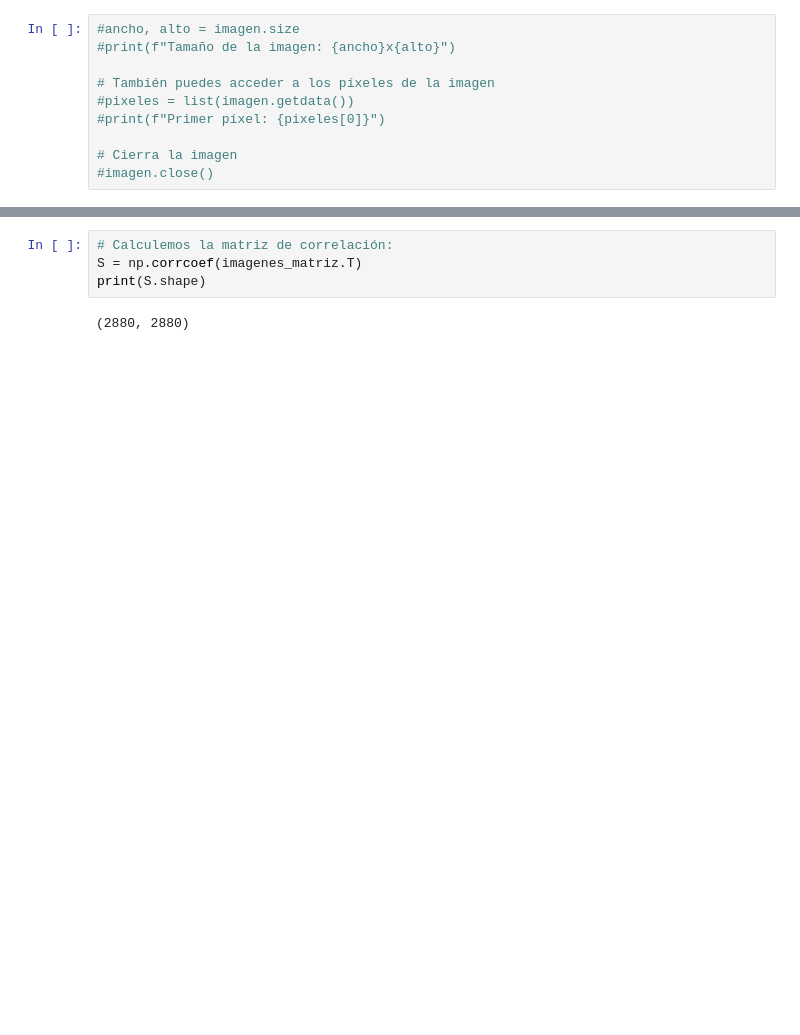
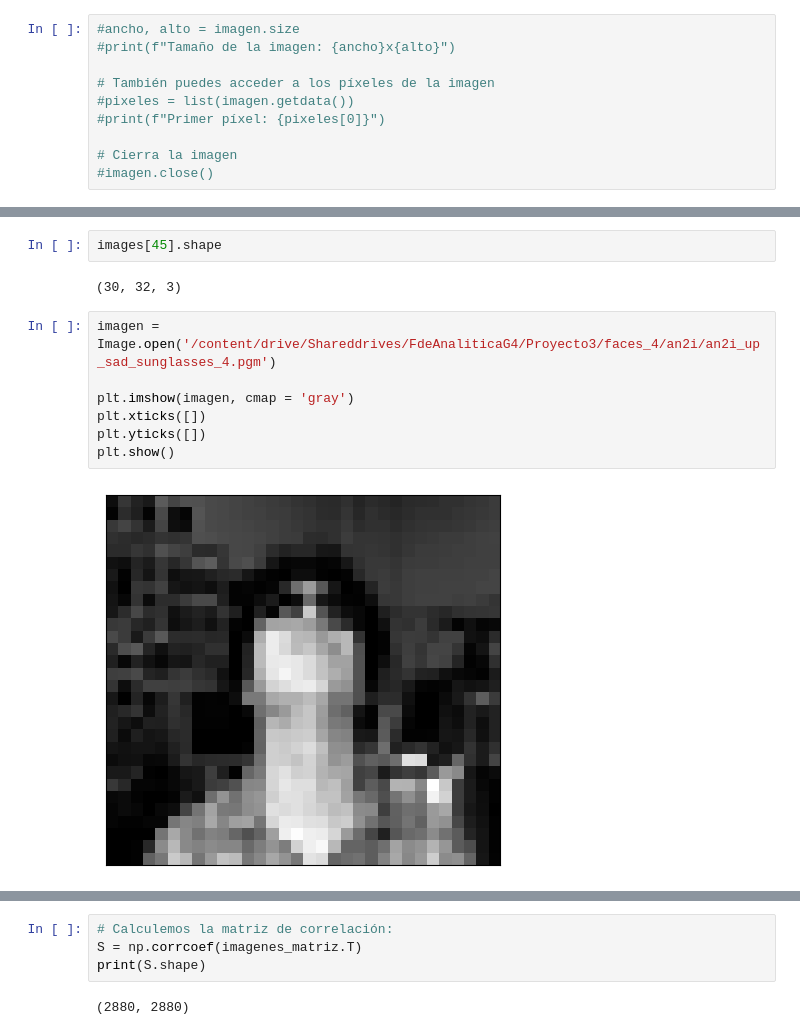
Before and after one commit to DataMastersUN/FA_T3, a Jupyter notebook: Trabajo_3.ipynb, the cells around one changed output, grey strips where cells are left out. Saved outputs shown, nothing was run; the diff lists cells and outputs as text; blank space fills up the shorter version.

```diff
--- a/Trabajo_3.ipynb
+++ b/Trabajo_3.ipynb
@@ -74,2 +66,15 @@ print(f'Se encontraron {len(import_img)} imágenes PGM.')
 # %% [output]
 Se encontraron 624 imágenes PGM.
+# %%
+images[45].shape
+# %% [output]
+(30, 32, 3)
+# %%
+imagen = Image.open('/content/drive/Shareddrives/FdeAnaliticaG4/Proyecto3/faces_4/an2i/an2i_up_sad_sunglasses_4.pgm')
+
+plt.imshow(imagen, cmap = 'gray')
+plt.xticks([])
+plt.yticks([])
+plt.show()
+# %% [output]
+[figure, added]
```
Also changed, not shown: parts of 16 cells of this notebook.
